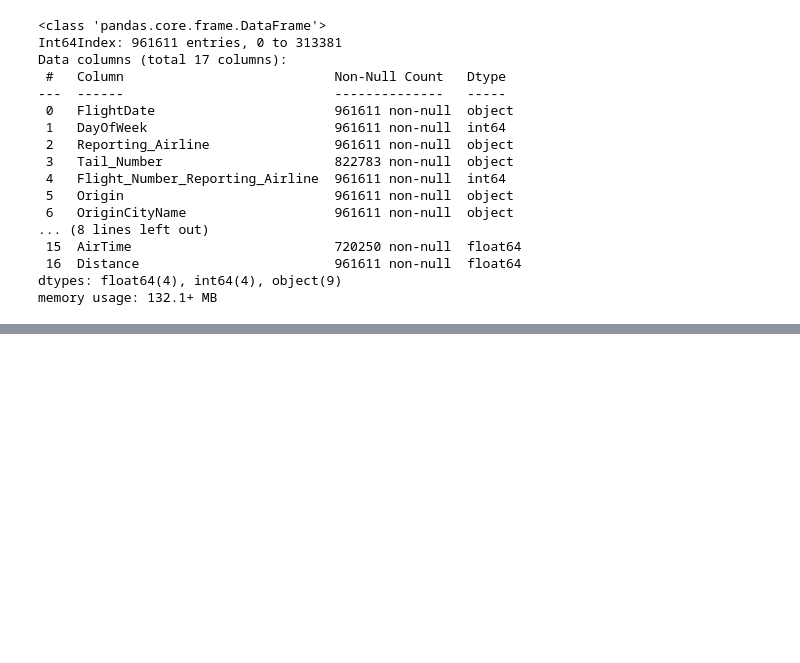
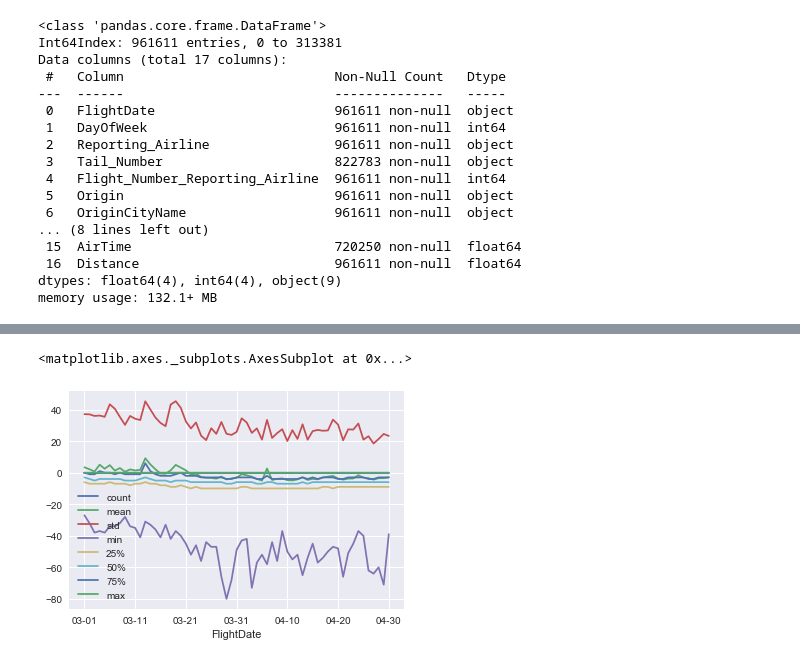
Before and after one commit to dan1dr/master_DS, a Jupyter notebook: Pandas/2.Data_Wrangling_Aggregation_and_GroupOperation.ipynb, the cells around one changed output, grey strips where cells are left out. Cells and saved outputs as stored; diff of their text form; code cells hidden in the pictures; blank space fills up the shorter version.

```diff
--- a/Pandas/2.Data_Wrangling_Aggregation_and_GroupOperation.ipynb
+++ b/Pandas/2.Data_Wrangling_Aggregation_and_GroupOperation.ipynb
@@ -726,0 +1008,3 @@ memory usage: 132.1+ MB
+# %%
+delays_per_day = flights.groupby(flights['FlightDate'].str[-5:])['DepDelay'].describe()
+delays_per_day
@@ -726,0 +1048,8 @@ memory usage: 132.1+ MB
+# %%
+delays_per_day['count'] = delays_per_day['count'] / 1000
+delays_per_day['max'] = delays_per_day['max'] / 150
+
+delays_per_day.plot()
+# %% [output]
+<matplotlib.axes._subplots.AxesSubplot at 0x...>
+[figure, added]
```
Also changed, not shown: parts of 63 cells of this notebook.
